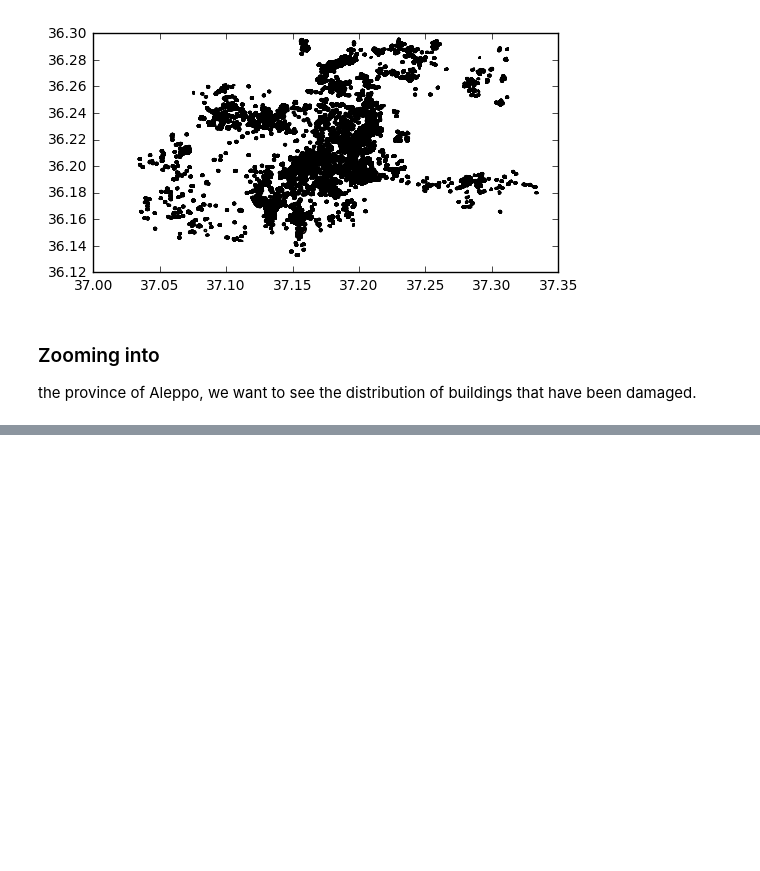
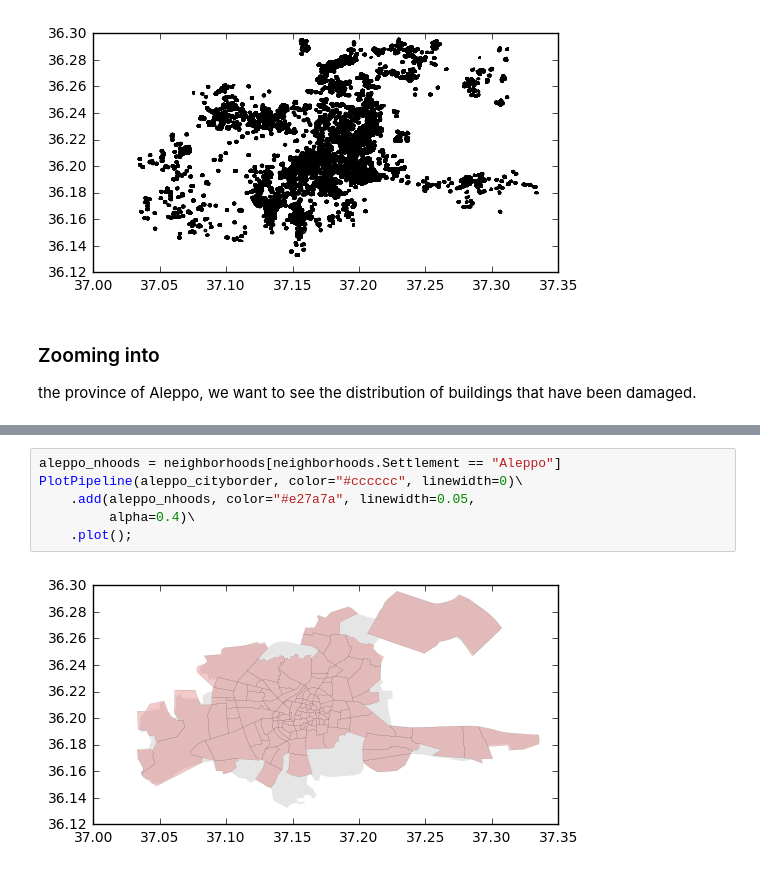
Before and after one commit to cosmicBboy/syria-project, a Jupyter notebook: eda/01-exploration.ipynb, the cells around one changed output, grey strips where cells are left out. Saved outputs shown, nothing was run; the diff lists cells and outputs as text; blank space fills up the shorter version.

```diff
--- a/eda/01-exploration.ipynb
+++ b/eda/01-exploration.ipynb
@@ -74 +108,9 @@ neighborhoods.plot(ax=base, color="blue");
+# %%
+aleppo_nhoods = neighborhoods[neighborhoods.Settlement == "Aleppo"]
+PlotPipeline(aleppo_cityborder, color="#cccccc", linewidth=0)\
+    .add(aleppo_nhoods, color="#e27a7a", linewidth=0.05,
+         alpha=0.4)\
+    .plot();
+# %% [output]
+[figure, added]
 # %%
```
Also changed, not shown: parts of 27 cells of this notebook, 7 other files.
